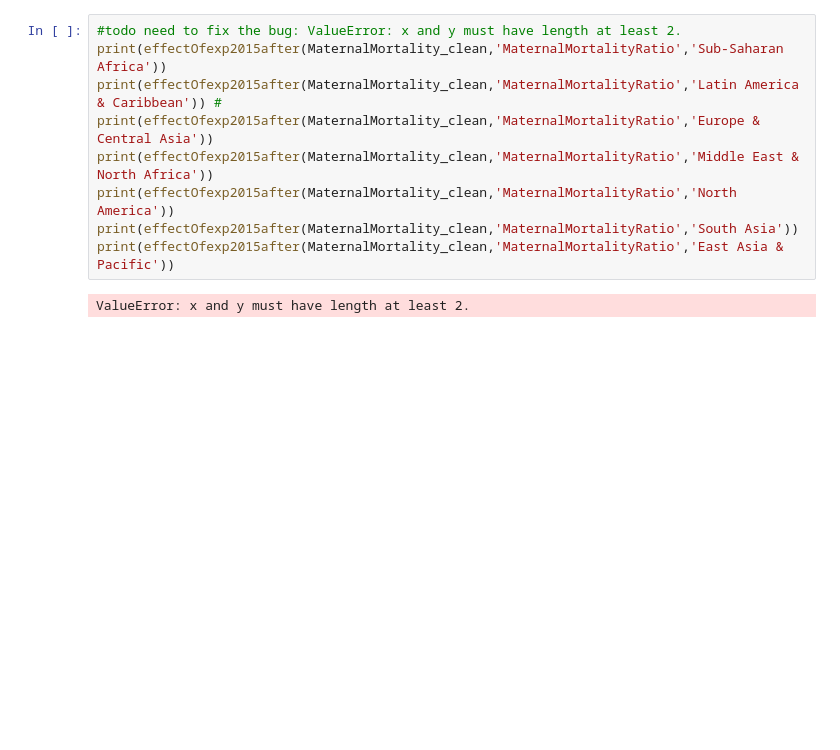
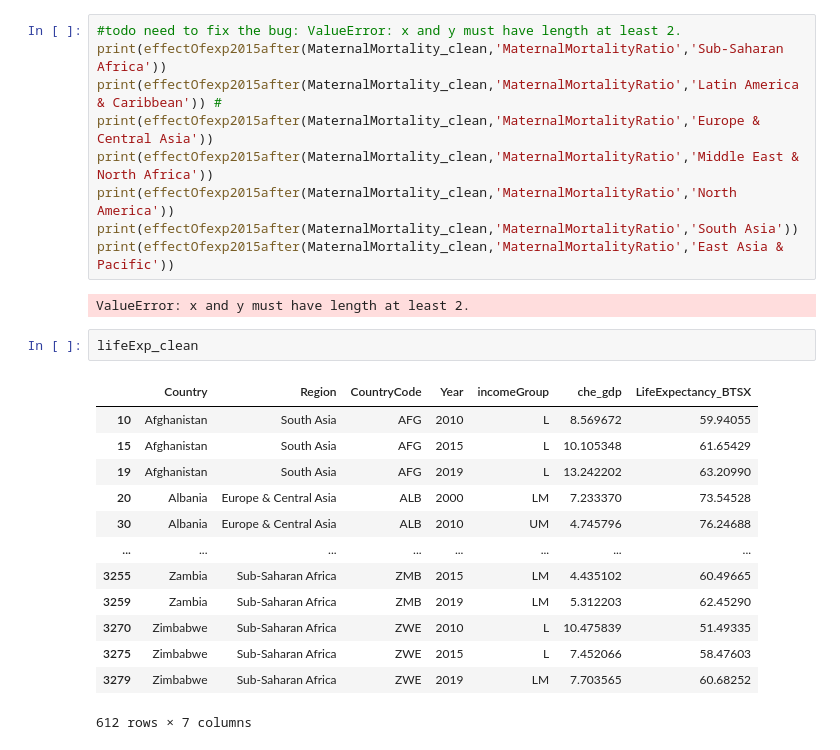
Before and after one commit to ABELAAAZ/2022Spring_Finals, a Jupyter notebook: IS597 Health and death.ipynb, the cells around one changed output. Saved outputs shown, nothing was run; the diff lists cells and outputs as text; blank space fills up the shorter version.

```diff
--- a/IS597 Health and death.ipynb
+++ b/IS597 Health and death.ipynb
@@ -711,3 +714,19 @@ print(effectOfexp2015after(MaternalMortality_clean,'MaternalMortalityRatio','Sou
 print(effectOfexp2015after(MaternalMortality_clean,'MaternalMortalityRatio','East Asia & Pacific'))
 # %% [output]
 ValueError: x and y must have length at least 2.
+# %%
+lifeExp_clean
+# %% [output]
+|  | Country | Region | CountryCode | Year | incomeGroup | che_gdp | LifeExpectancy_BTSX |
+| 10 | Afghanistan | South Asia | AFG | 2010 | L | 8.569672 | 59.94055 |
+| 15 | Afghanistan | South Asia | AFG | 2015 | L | 10.105348 | 61.65429 |
+| 19 | Afghanistan | South Asia | AFG | 2019 | L | 13.242202 | 63.20990 |
+| 20 | Albania | Europe & Central Asia | ALB | 2000 | LM | 7.233370 | 73.54528 |
+| 30 | Albania | Europe & Central Asia | ALB | 2010 | UM | 4.745796 | 76.24688 |
+| ... | ... | ... | ... | ... | ... | ... | ... |
+| 3255 | Zambia | Sub-Saharan Africa | ZMB | 2015 | LM | 4.435102 | 60.49665 |
+| 3259 | Zambia | Sub-Saharan Africa | ZMB | 2019 | LM | 5.312203 | 62.45290 |
+| 3270 | Zimbabwe | Sub-Saharan Africa | ZWE | 2010 | L | 10.475839 | 51.49335 |
+| 3275 | Zimbabwe | Sub-Saharan Africa | ZWE | 2015 | L | 7.452066 | 58.47603 |
+| 3279 | Zimbabwe | Sub-Saharan Africa | ZWE | 2019 | LM | 7.703565 | 60.68252 |
+612 rows × 7 columns
```
Also changed, not shown: parts of 1 cell of this notebook.
